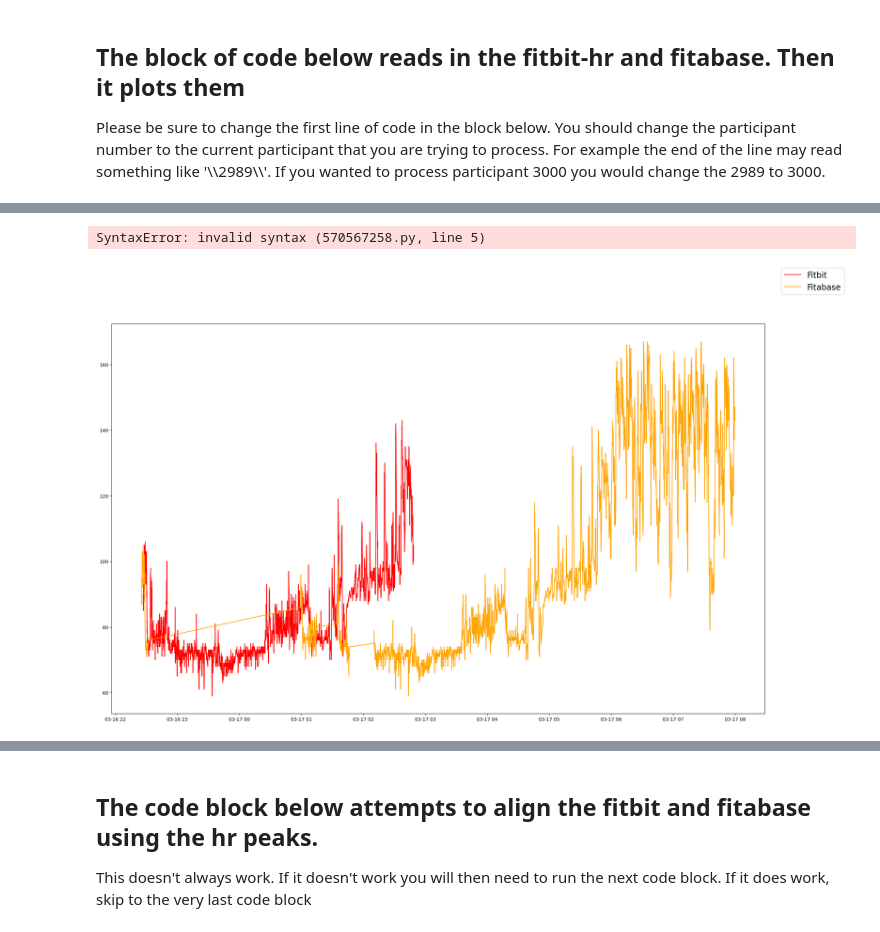
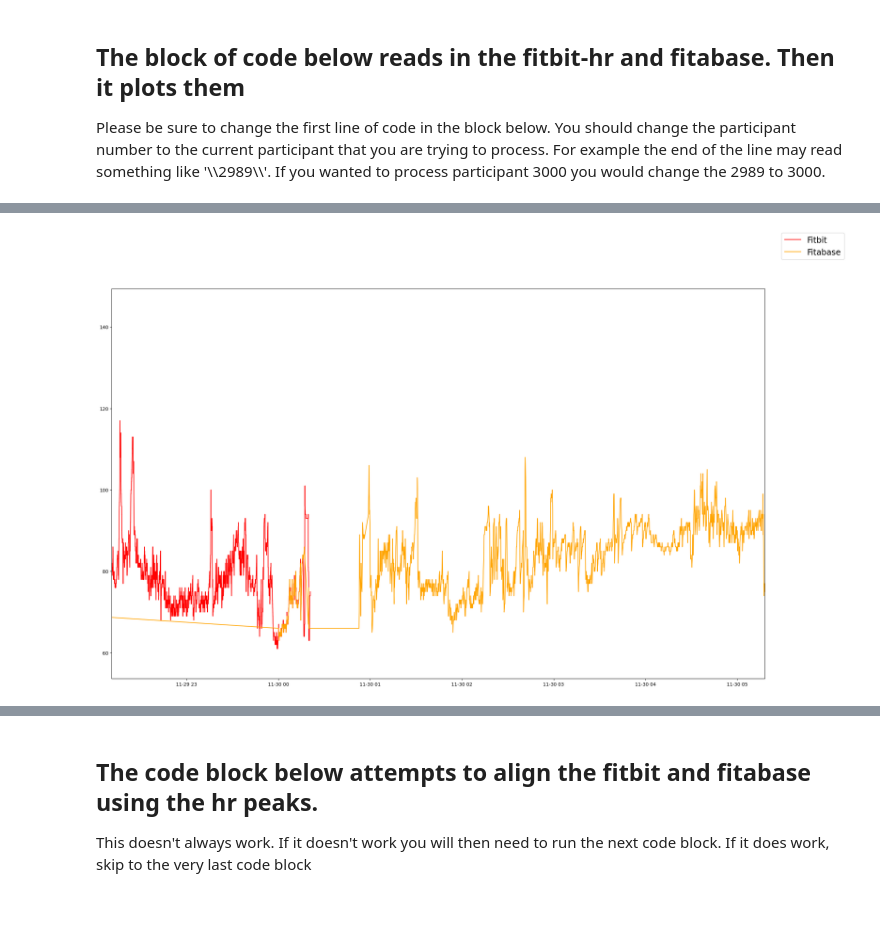
Before and after one commit to ACOI-UofSC/wearables_processing, a Jupyter notebook: Alignment_Notebooks/Fitbit_Sleep_alignment.ipynb, the cells around one changed output, grey strips where cells are left out. Cells and saved outputs as stored; diff of their text form; code cells hidden in the pictures.

```diff
--- a/Alignment_Notebooks/Fitbit_Sleep_alignment.ipynb
+++ b/Alignment_Notebooks/Fitbit_Sleep_alignment.ipynb
@@ -9,7 +9,7 @@ from matplotlib import pyplot as plt
 ## The block of code below reads in the fitbit-hr and fitabase. Then it plots them
 <p>Please be sure to change the first line of code in the block below. You should change the participant number to the current participant that you are trying to process. For example the end of the line may read something like '\\2989\\'. If you wanted to process participant 3000 you would change the 2989 to 3000.</p>
 # %%
-path = "V:\\ACOI\\R01 - W4K\\1_Sleep Study\\1_Participant Data\\7518031623\\"
+path = "V:\\ACOI\\R01 - W4K\\1_Sleep Study\\1_Participant Data\\7515112923\\"
 part_id = path[-11:-1]
 # Read in tracking sheet to obtain protocol date
 tracking_sheet = pd.read_excel("V:\\ACOI\\R01 - W4K\\1_Sleep Study\\Sleep study tracking.xlsx").dropna(how='all')
@@ -25,5 +25,3 @@ Protocol End: 2023-03-17 05:00:00
 slog_hr = pd.read_csv(path + "Fitbit\\" + part_id + "_heart.csv", parse_dates=['Time'], infer_datetime_format=True)
 # Read in FITABASE data
 fitabase = pd.read_csv(path + "Fitbit\\Fitabase\\" + part_id + "_hr.csv", parse_dates=['Time'])
-# %% [output]
-SyntaxError: invalid syntax (570567258.py, line 5)
@@ -32,11 +28,18 @@ data_1=slog_hr.iloc[]
 # %%
+#df1=slog_hr.loc[(slog_hr['Time'] >= start) & (slog_hr['Time'] < start+timedelta(hours=0,minutes=47)), :].reset_index(drop=True)
+#df2=slog_hr.loc[(slog_hr['Time'] >= start+timedelta(hours=0,minutes=47)) & (slog_hr['Time'] < start+timedelta(hours=0,minutes=52)), :].reset_index(drop=True)
+
+#df2['Time']=df2['Time'].apply(lambda x: x + timedelta(hours=0,minutes=25))
+#df3=slog_hr.loc[(slog_hr['Time'] >= start+timedelta(hours=0,minutes=52)) & (slog_hr['Time'] < end), :].reset_index(drop=True)
+#frames=[df1,df2,df3]
+#df4=pd.concat(frames)
 # Plot HR to check initial alignment
 fig, ax = plt.subplots(figsize=[25,15])
-ax.plot(fit1['Time'], fit1['Heart Rate'], label='Fitbit', color='red')
+ax.plot(slog_hr['Time'], slog_hr['Heart Rate'], label='Fitbit', color='red')
 ax.plot(fitabase['Time'], fitabase['Value'], label='Fitabase', color='orange')
-#ax.set(xlim=[start, end])
+ax.set(xlim=[start, end])
 #ax.set(xlim=[start, start + timedelta(hours=2)])
 fig.legend(fontsize='xx-large')
 plt.show()
 # %% [output]
-[figure, old version]
+[figure, new version]
```
Also changed, not shown: parts of 6 cells of this notebook, 41 other files.
